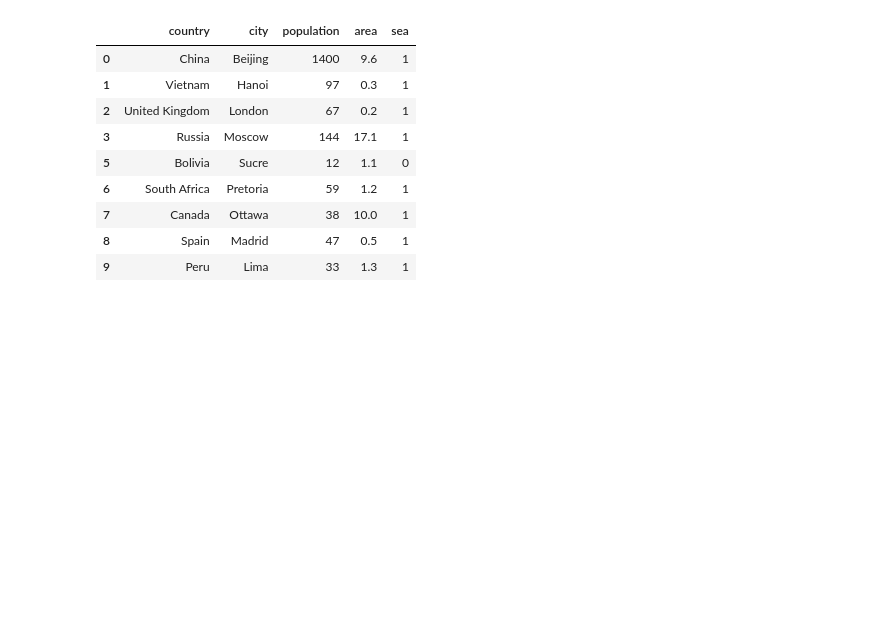
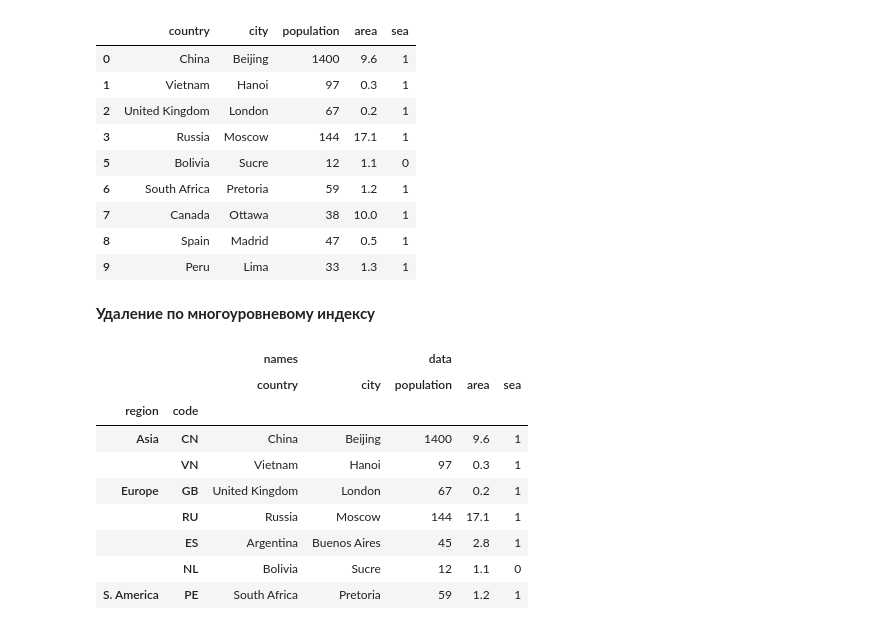
Before and after one commit to ShaidulinAndrew/Pandas_classes, a Jupyter notebook: Pandas2_makarov.ipynb, the cells around one changed output. Saved outputs shown, nothing was run; the diff lists cells and outputs as text; code cells hidden in the pictures; blank space fills up the shorter version.

Commit message:
add delete MultiIndex

```diff
--- a/Pandas2_makarov.ipynb
+++ b/Pandas2_makarov.ipynb
@@ -584,3 +584,68 @@ countries
 | 7 | Canada | Ottawa | 38 | 10.0 | 1 |
 | 8 | Spain | Madrid | 47 | 0.5 | 1 |
 | 9 | Peru | Lima | 33 | 1.3 | 1 |
+# %% [markdown]
+__Удаление по многоуровневому индексу__
+# %%
+# создадим несколько списков и массивов Numpy с информацией о семи странах мира
+country = np.array(['China', 'Vietnam', 'United Kingdom', 'Russia', 'Argentina', 'Bolivia', 'South Africa'])
+capital = ['Beijing', 'Hanoi', 'London', 'Moscow', 'Buenos Aires', 'Sucre', 'Pretoria']
+population = [1400, 97, 67, 144, 45, 12, 59] # млн. человек
+area = [9.6, 0.3, 0.2, 17.1, 2.8, 1.1, 1.2] # млн. кв. км.
+sea = [1] * 5 + [0, 1] # выход к морю (в этом списке его нет только у Боливии)
+
+# кроме того создадим список кодов стран, которые станут индексом датафрейма
+custom_index = ['CN', 'VN', 'GB', 'RU', 'AR', 'BO', 'ZA']
+
+# создадим пустой словарь
+countries_dict = {}
+
+# превратим эти списки в значения словаря,
+# одновременно снабдив необходимыми ключами
+countries_dict['country'] = country
+countries_dict['capital'] = capital
+countries_dict['population'] = population
+countries_dict['area'] = area
+countries_dict['sea'] = sea
+
+# создадим датафрейм
+countries = pd.DataFrame(countries_dict, index = custom_index)
+
+# подготовим данные для многоуровневого индекса строк
+rows = [('Asia', 'CN'),
+        ('Asia', 'VN'),
+        ('Europe', 'GB'),
+        ('Europe', 'RU'),
+        ('Europe', 'ES'),
+        ('Europe', 'NL'),
+        ('S. America', 'PE')]
+
+# и столбцов
+cols = [('names', 'country'),
+        ('names', 'city'),
+        ('data', 'population'),
+        ('data', 'area'),
+        ('data', 'sea')]
+
+# создадим многоуровневый (иерархический) индекс
+# для индекса строк добавим названия столбцов индекса через параметр names
+custom_multindex = pd.MultiIndex.from_tuples(rows, names = ['region', 'code'])
+custom_multicols = pd.MultiIndex.from_tuples(cols)
+
+# поместим индексы в атрибуты index и columns датафрейма
+countries.index = custom_multindex
+countries.columns = custom_multicols
+
+# посмотрим на результат
+countries
+# %% [output]
+|  |  | names |  | data |  |  |
+|  |  | country | city | population | area | sea |
+| region | code |  |  |  |  |  |
+| Asia | CN | China | Beijing | 1400 | 9.6 | 1 |
+|  | VN | Vietnam | Hanoi | 97 | 0.3 | 1 |
+| Europe | GB | United Kingdom | London | 67 | 0.2 | 1 |
+|  | RU | Russia | Moscow | 144 | 17.1 | 1 |
+|  | ES | Argentina | Buenos Aires | 45 | 2.8 | 1 |
+|  | NL | Bolivia | Sucre | 12 | 1.1 | 0 |
+| S. America | PE | South Africa | Pretoria | 59 | 1.2 | 1 |
```
